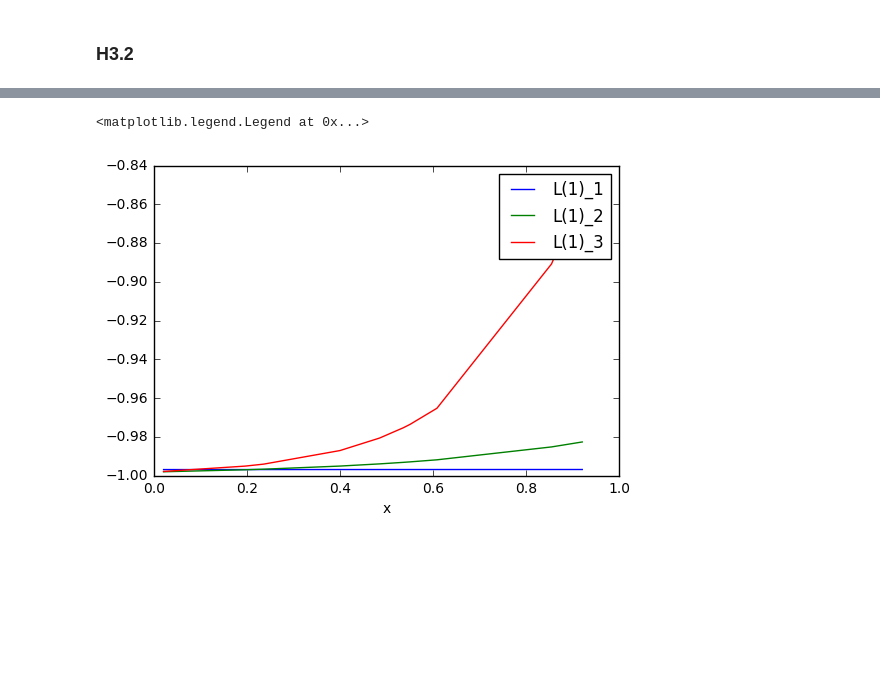
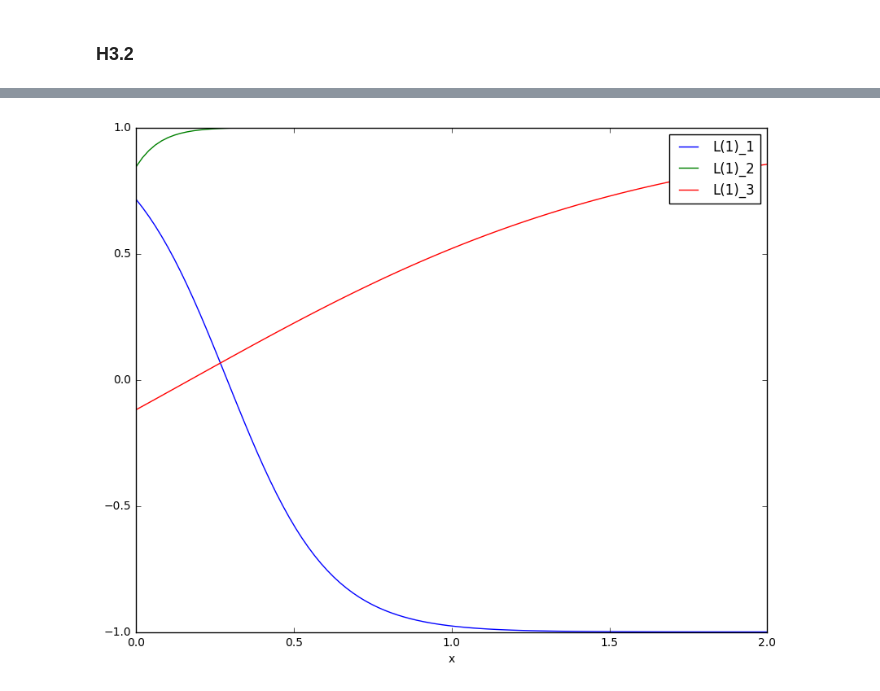
Before and after one commit to p16i/course-machine-intelligence-1, a Jupyter notebook: machine-intelligence-1-w3.ipynb, the cells around one changed output, grey strips where cells are left out. Drawn from its saved outputs; the diff is of its cells as text; code cells hidden in the pictures; blank space fills up the shorter version.

```diff
--- a/machine-intelligence-1-w3.ipynb
+++ b/machine-intelligence-1-w3.ipynb
@@ -25,15 +90,18 @@ plt.plot(df.X,df.y)
 LIN_NODES = 1;
 L1_NODES = 3;
 LOUT_NODES = 1;
-W1_DEFAULT = np.matrix(np.random.uniform(-2,2,(L1_NODES, LIN_NODES+1)))
-W2_DEFAULT = np.matrix(np.random.uniform(-2,2, (LOUT_NODES, L1_NODES+1)))
 
-print("Size Input: "+ str(LIN_NODES) )
-print("No. weigths between Input and L1 "+ str(W1.shape) )
-print("Size L1: "+ str(L1_NODES) )
-print("No. weigths between L1 and Output "+ str(W2.shape) )
-print("Size Output: "+ str(LOUT_NODES) )
+def init_weights():
+    # np.random.seed(1)
+    W1 = np.random.uniform(-2,2,L1_NODES)
+    B1 = np.random.uniform(-2,2,L1_NODES)
+    # np.random.seed(1)
+    W2= np.random.uniform(-2,2,  L1_NODES)
+    B2 = np.random.uniform(-2,2, LOUT_NODES)
+    return (W1, W2, B1, B2)
 
-print("W1 ( W1[:0] is bias term)")
-print("W1 ( W1[:0] is bias term)")
-print(W1_DEFAULT)
+# print("Size Input: "+ str(LIN_NODES) )
+# print("No. weigths between Input and L1 "+ str(W1_DEFAULT.shape) )
+# print("Size L1: "+ str(L1_NODES) )
+# print("No. weigths between L1 and Output "+ str(W2_DEFAULT.shape) )
+# print("Size Output: "+ str(LOUT_NODES) )
@@ -133,12 +232,20 @@ $$
 # %%
 # b)
-signals = result[-1]['L1_signal']
+def plot_activation(res):
+    (W1,W2,b1,b2) = res['weights']
 
-plt.xlabel('x')
-plt.plot( df.X, signals[:,1], label= "L(1)_1" )
-plt.plot( df.X, signals[:,2], label= "L(1)_2" )
-plt.plot( df.X, signals[:,3], label= "L(1)_3" )
-plt.legend()
+    X = np.linspace(0, 2, num=100)
+
+    H1, S1, pred = forward(X,W1,W2,b1,b2)
+
+    S1 = np.matrix(S1)
+
+    plt.xlabel('x')
+    plt.plot( X, S1[:,0], label= "L(1)_1" )
+    plt.plot( X, S1[:,1], label= "L(1)_2" )
+    plt.plot( X, S1[:,2], label= "L(1)_3" )
+    plt.legend()
+
+plot_activation(result[-1])
 # %% [output]
-<matplotlib.legend.Legend at 0x...>
-[figure, old version]
+[figure, new version]
```
Also changed, not shown: parts of 11 cells of this notebook.
